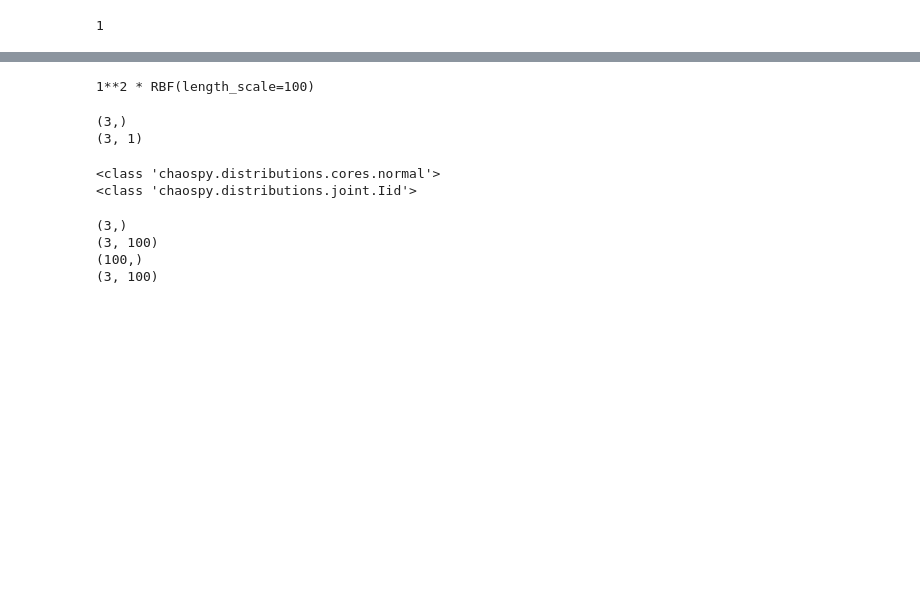
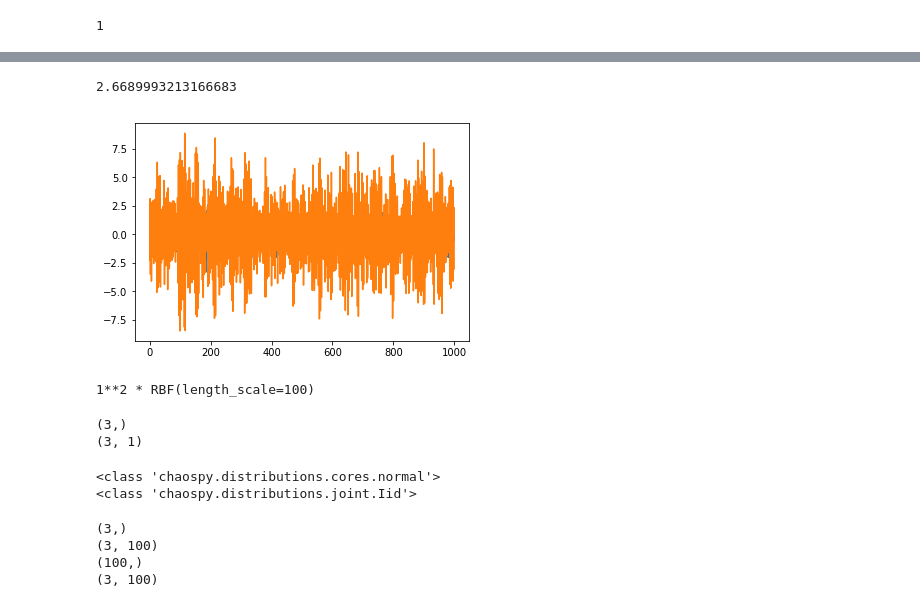
Before and after one commit to Jinsongl/UQRA, a Jupyter notebook: examples/JupyterNotebook/Untitled.ipynb, the cells around one changed output, grey strips where cells are left out. Drawn from its saved outputs; the diff is of its cells as text; code cells hidden in the pictures; blank space fills up the shorter version.

```diff
--- a/examples/JupyterNotebook/Untitled.ipynb
+++ b/examples/JupyterNotebook/Untitled.ipynb
@@ -30,3 +29,12 @@ print(c.shape)
+# %%
+t = np.load('frequency.npy')
+# print(t.shape)
+# print(t[0],t[-1],t[1]-t[0])
+plt.plot(t[:,0],t[:,1:3]);
+print(4*np.std(t[:,1])**2)
+# %% [output]
+2.6689993213166683
+[figure, added]
 # %%
 dir(RBF)
 kernel = 1.0 * RBF(length_scale=100.0, length_scale_bounds=(1e-2, 1e3))
```
Also changed, not shown: parts of 3 cells of this notebook, 2 other files.
